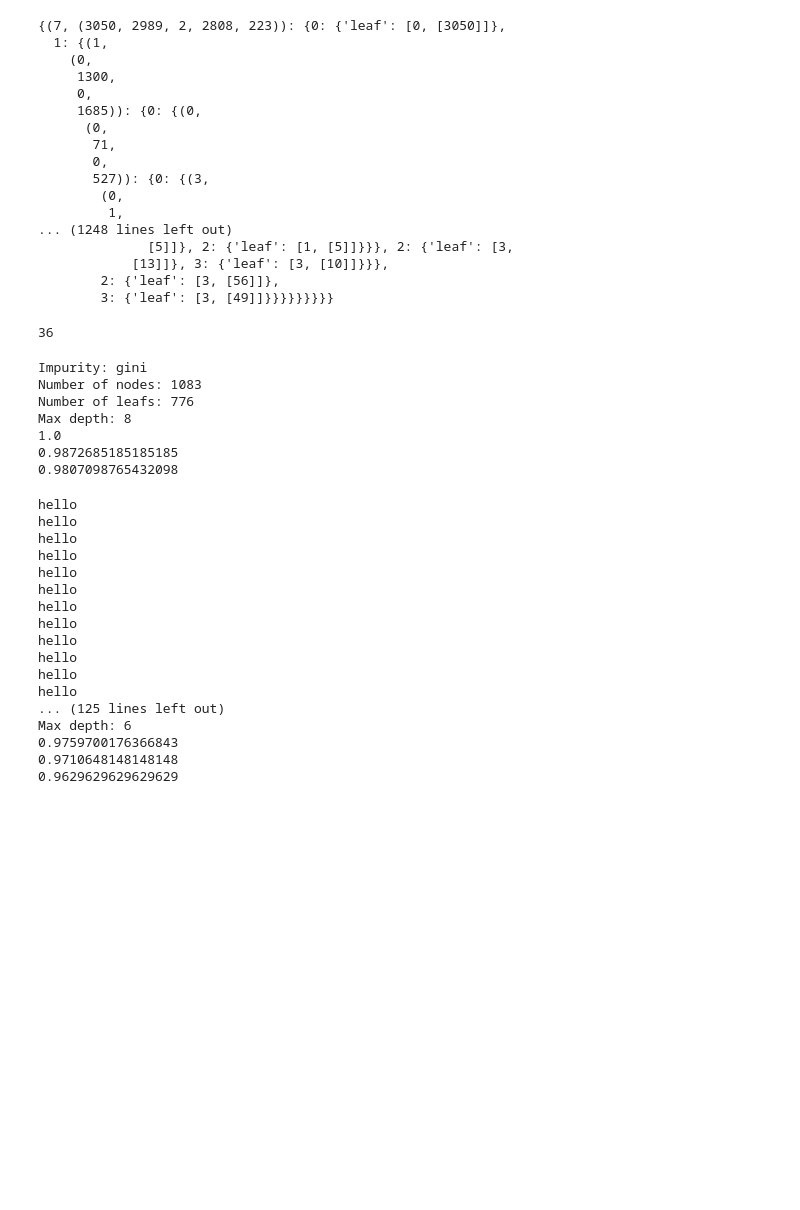
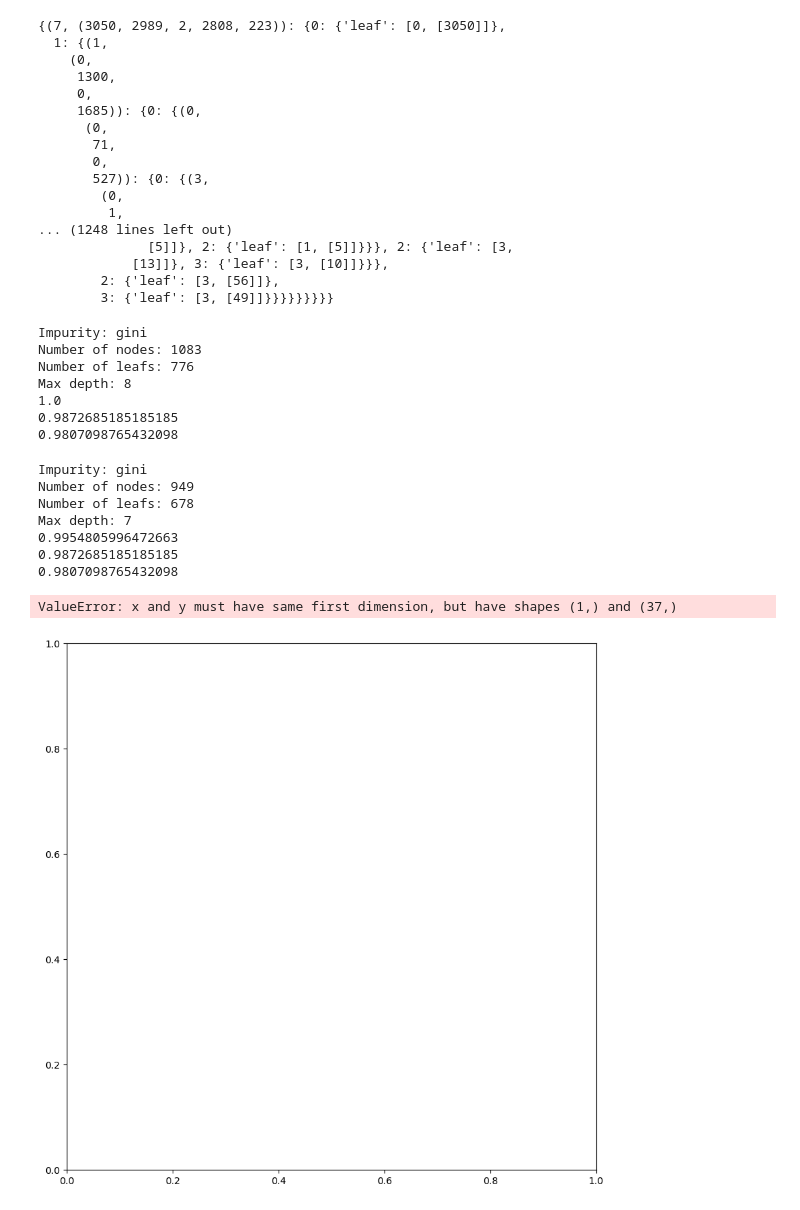
Before and after one commit to ErfanRasti/MachineLearningProjects, a Jupyter notebook: DecisionTreeClassifier/main.ipynb, the cells around one changed output. Drawn from its saved outputs; the diff is of its cells as text; code cells hidden in the pictures; blank space fills up the shorter version.

```diff
--- a/DecisionTreeClassifier/main.ipynb
+++ b/DecisionTreeClassifier/main.ipynb
@@ -665,10 +718,6 @@ model.fit(X_train, y_train)
             [13]]}, 3: {'leaf': [3, [10]]}}},
         2: {'leaf': [3, [56]]},
         3: {'leaf': [3, [49]]}}}}}}}}}
-# %%
-print(len(model._get_subtrees(model.main_tree)[-1]))
-# %% [output]
-36
 # %%
 model.summary()
 print(model.score(X_train, y_train))
@@ -683,26 +732,22 @@ Max depth: 8
 0.9872685185185185
 0.9807098765432098
 # %%
-model.prune(X_val,y_val,max_prune_depth=2)
+model.fit_prune_evaluate(X_train, y_train, X_val, y_val,
+                         X_test, y_test, max_prune_depth=2)
 model.summary()
 print(model.score(X_train, y_train))
 print(model.score(X_val, y_val))
 print(model.score(X_test, y_test))
 # %% [output]
-hello
-hello
-hello
-hello
-hello
-hello
-hello
-hello
-hello
-hello
-hello
-hello
-... (125 lines left out)
-Max depth: 6
-0.9759700176366843
-0.9710648148148148
-0.9629629629629629
+Impurity: gini
+Number of nodes: 949
+Number of leafs: 678
+Max depth: 7
+0.9954805996472663
+0.9872685185185185
+0.9807098765432098
+# %%
+model.plot_error_curvs()
+# %% [output]
+ValueError: x and y must have same first dimension, but have shapes (1,) and (37,)
+[figure, added]
```
Also changed, not shown: parts of 2 cells of this notebook.
